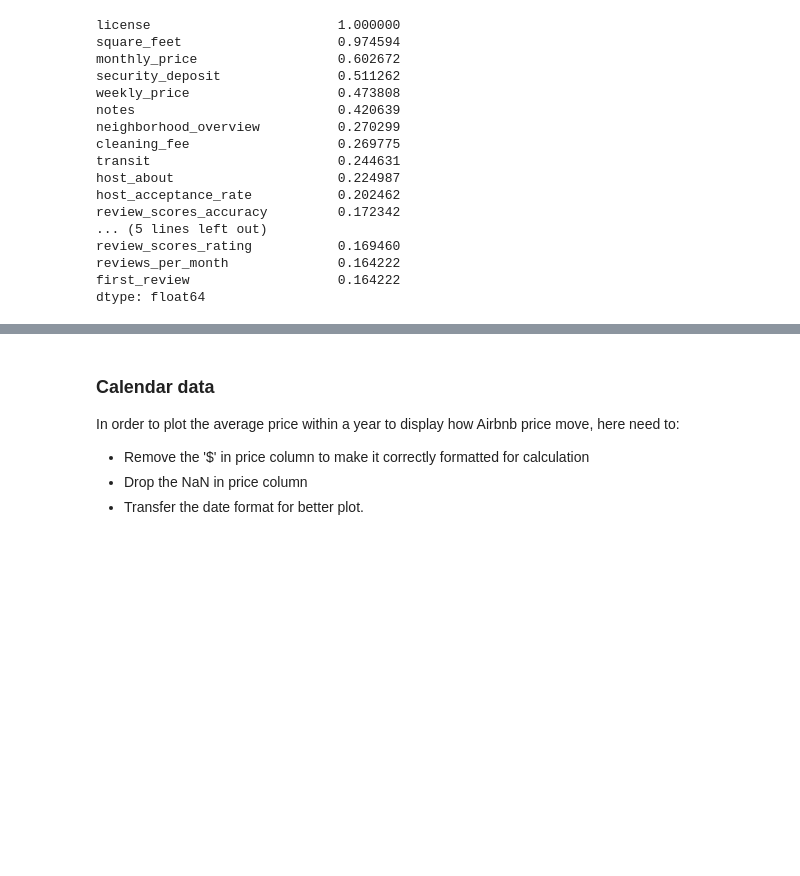
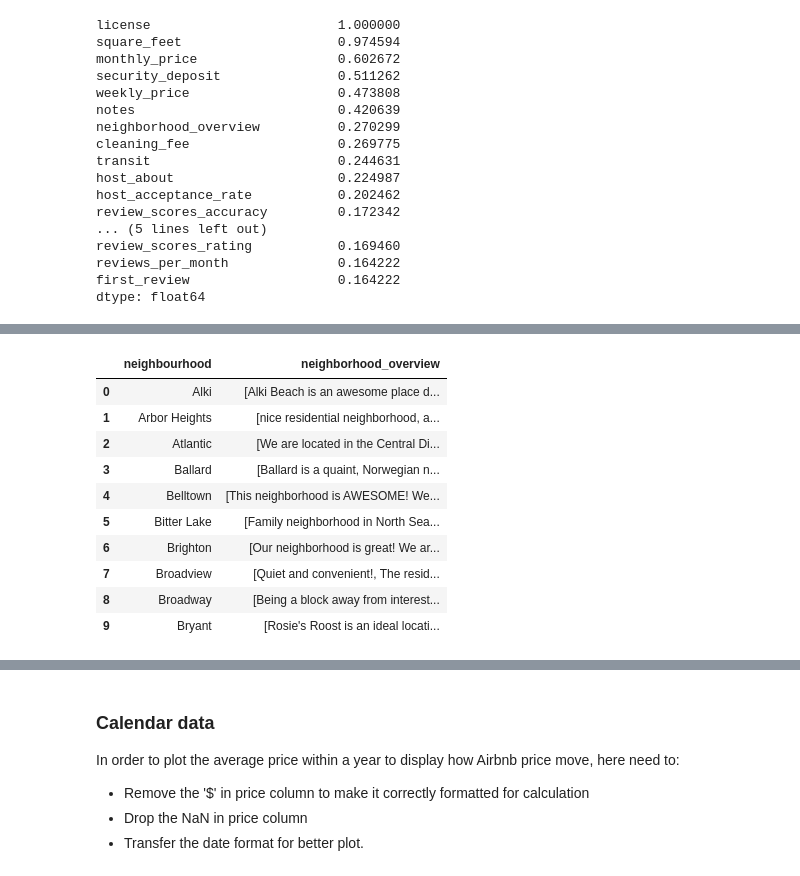
Before and after one commit to JcFreya/Seattle-Airbnb-Listings-Analysis, a Jupyter notebook: seattle_airbnb_listings_analysis_CRISP-DM.ipynb, the cells around one changed output, grey strips where cells are left out. Saved outputs shown, nothing was run; the diff lists cells and outputs as text; code cells hidden in the pictures; blank space fills up the shorter version.

Commit message:
Add text analytics part for neighorborhood_review

```diff
--- a/seattle_airbnb_listings_analysis_CRISP-DM.ipynb
+++ b/seattle_airbnb_listings_analysis_CRISP-DM.ipynb
@@ -244,0 +233,28 @@ Name: neighborhood_overview, Length: 187, dtype: object
+# %%
+# Describe the vibe of each Seattle neighborhood using listing descriptions
+
+# Exclude NaN overview
+nonull_neighbor_review = listings[listings['neighborhood_overview'].notna()]
+nonull_neighbor_review = nonull_neighbor_review.loc[:,['neighbourhood','neighborhood_overview']]
+
+
+nonull_neighbor_review = nonull_neighbor_review.groupby('neighbourhood').agg(lambda x: tuple(x))\
+                            .applymap(list).reset_index()
+nonull_neighbor_review.head()
+
+# Save the neighbors name list
+neighbors = list(nonull_neighbor_review['neighbourhood'].apply(lambda x: x.lower()))
+
+nonull_neighbor_review.head(10)
+# %% [output]
+|  | neighbourhood | neighborhood_overview |
+| 0 | Alki | [Alki Beach is an awesome place d... |
+| 1 | Arbor Heights | [nice residential neighborhood, a... |
+| 2 | Atlantic | [We are located in the Central Di... |
+| 3 | Ballard | [Ballard is a quaint, Norwegian n... |
+| 4 | Belltown | [This neighborhood is AWESOME! We... |
+| 5 | Bitter Lake | [Family neighborhood in North Sea... |
+| 6 | Brighton | [Our neighborhood is great! We ar... |
+| 7 | Broadview | [Quiet and convenient!, The resid... |
+| 8 | Broadway | [Being a block away from interest... |
+| 9 | Bryant | [Rosie's Roost is an ideal locati... |
```
Also changed, not shown: parts of 11 cells of this notebook.
